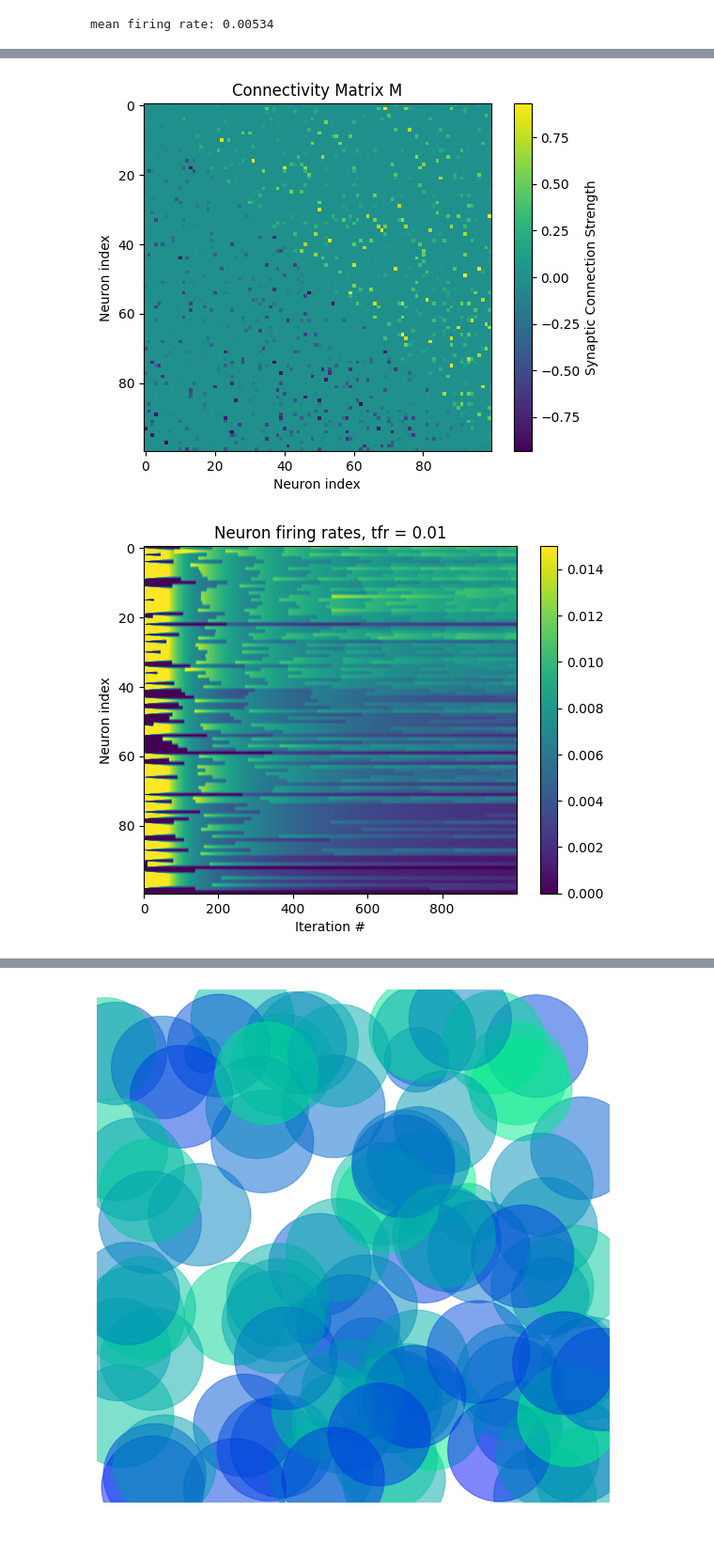
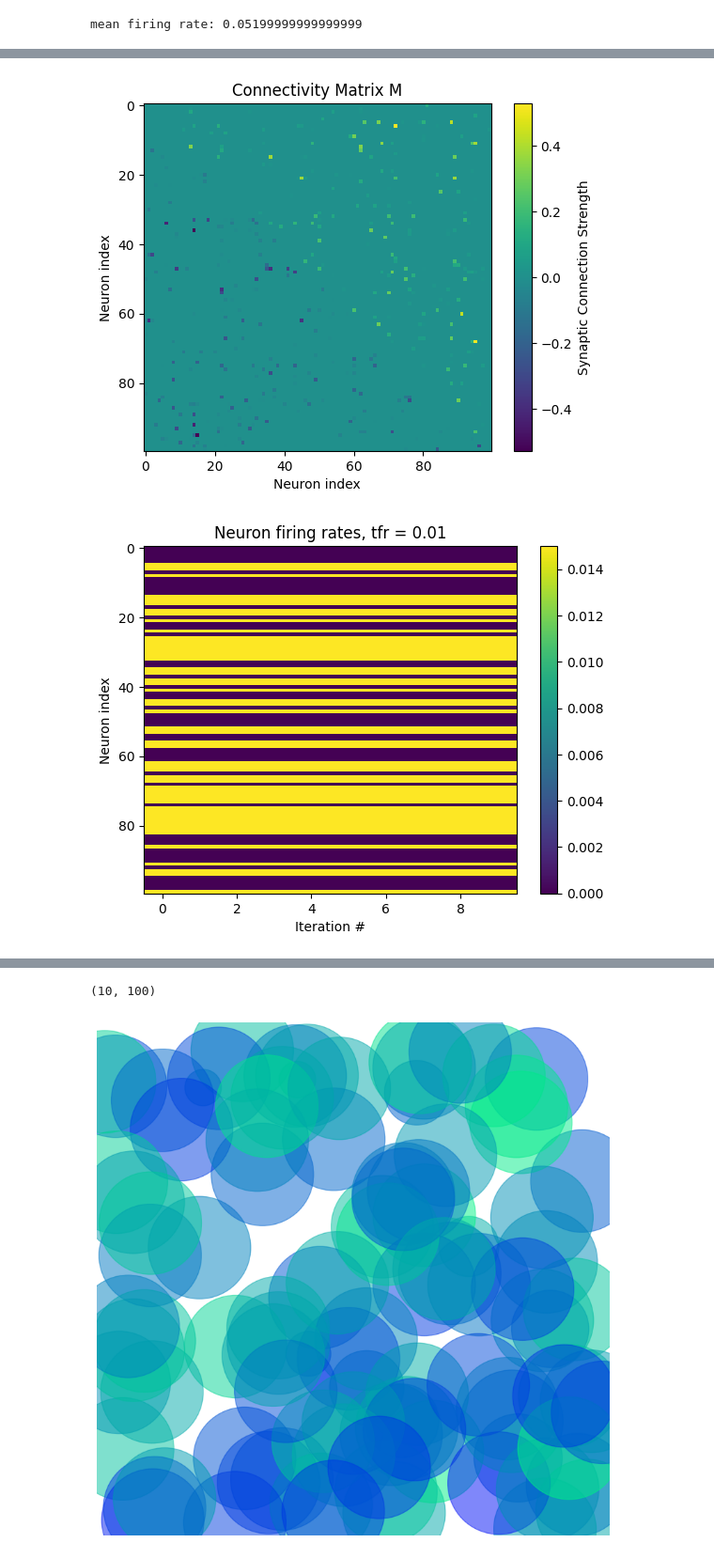
Before and after one commit to apdill/RNN, a Jupyter notebook: Final project backups/Finalfinal.ipynb, the cells around one changed output, grey strips where cells are left out. Shown at 94% size. Drawn from its saved outputs; the diff is of its cells as text; code cells hidden in the pictures.

```diff
--- a/Final project backups/Finalfinal.ipynb
+++ b/Final project backups/Finalfinal.ipynb
@@ -253,7 +253,7 @@ graphics = Graphics()
 network.init_neurons()
 #graphics.draw(network)
 
-spikes_list, V_list, firing_rates_list, size_list = network.simulate(iterations = 1000, spike_input=1, input_noise=0.03, leak=0.01, animate=False)
+spikes_list, V_list, firing_rates_list, size_list = network.simulate(iterations = 10, spike_input=1, input_noise=0.03, leak=0.01, animate=False)
 #graphics.draw(network)
 
 graphics.plot_neuron_activity(spikes_list, V_list)
@@ -261,4 +261,4 @@ graphics.plot_M(network)
 graphics.plot_firing_rates(network, firing_rates_list)
 graphics.plot_neuron_sizes(network, size_list)
 # %% [output]
-mean firing rate: 0.00534
+mean firing rate: 0.05199999999999999
@@ -266,2 +266,2 @@ mean firing rate: 0.00534
-[figure, old version]
+[figure, new version]
-[figure, old version]
+[figure, new version]
@@ -269,3 +269,7 @@ mean firing rate: 0.00534
+# %%
+np.shape(spikes_list)
+# %% [output]
+(10, 100)
 # %%
 graphics.draw(network)
 # %% [output]
```
Also changed, not shown: parts of 1 cell of this notebook.
